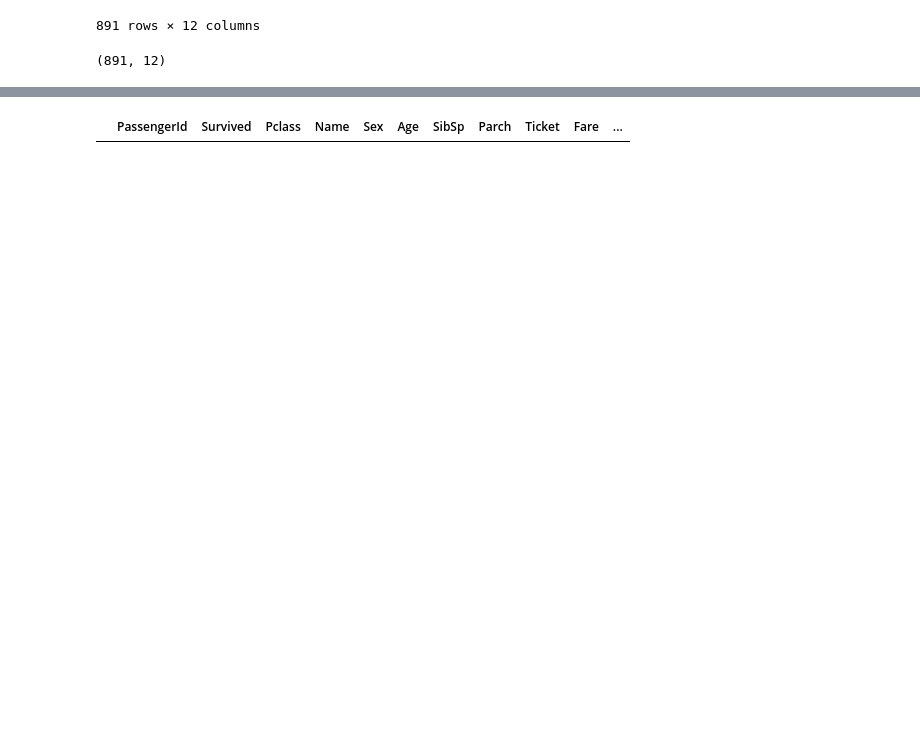
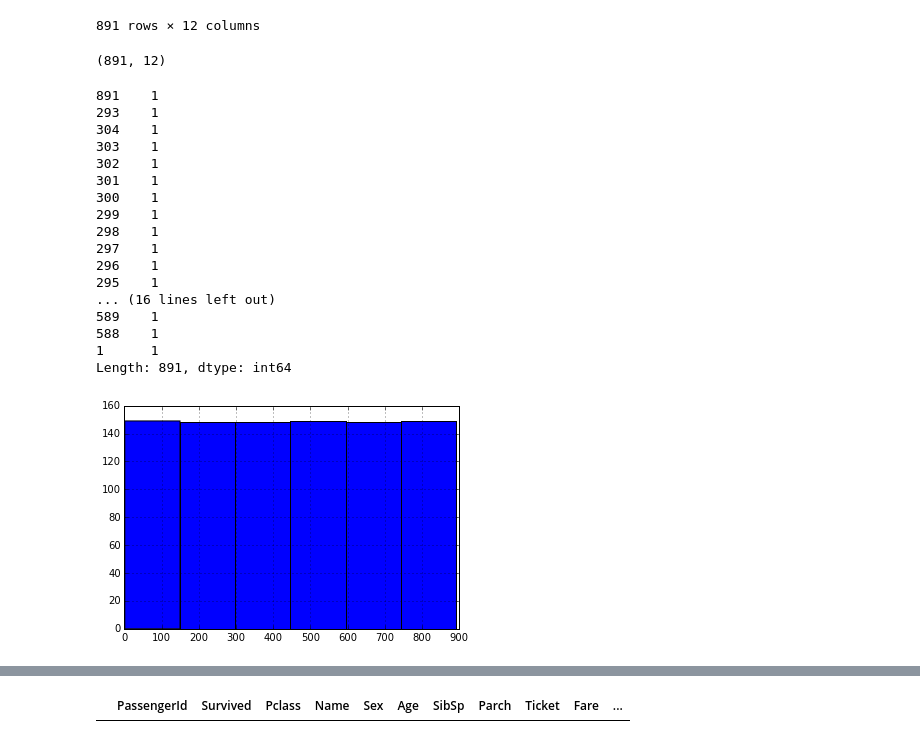
Before and after one commit to dev1zero/Labs, a Jupyter notebook: TitanicBook.ipynb, the cells around one changed output, grey strips where cells are left out. Cells and saved outputs as stored; diff of their text form; code cells hidden in the pictures; blank space fills up the shorter version.

```diff
--- a/TitanicBook.ipynb
+++ b/TitanicBook.ipynb
@@ -25,3 +30,25 @@ df
 df.shape
 # %% [output]
 (891, 12)
+# %%
+df.PassengerId.hist(bins=6)
+df.PassengerId.value_counts()
+# %% [output]
+891    1
+293    1
+304    1
+303    1
+302    1
+301    1
+300    1
+299    1
+298    1
+297    1
+296    1
+295    1
+... (16 lines left out)
+589    1
+588    1
+1      1
+Length: 891, dtype: int64
+[figure, added]
```
Also changed, not shown: parts of 46 cells of this notebook.
